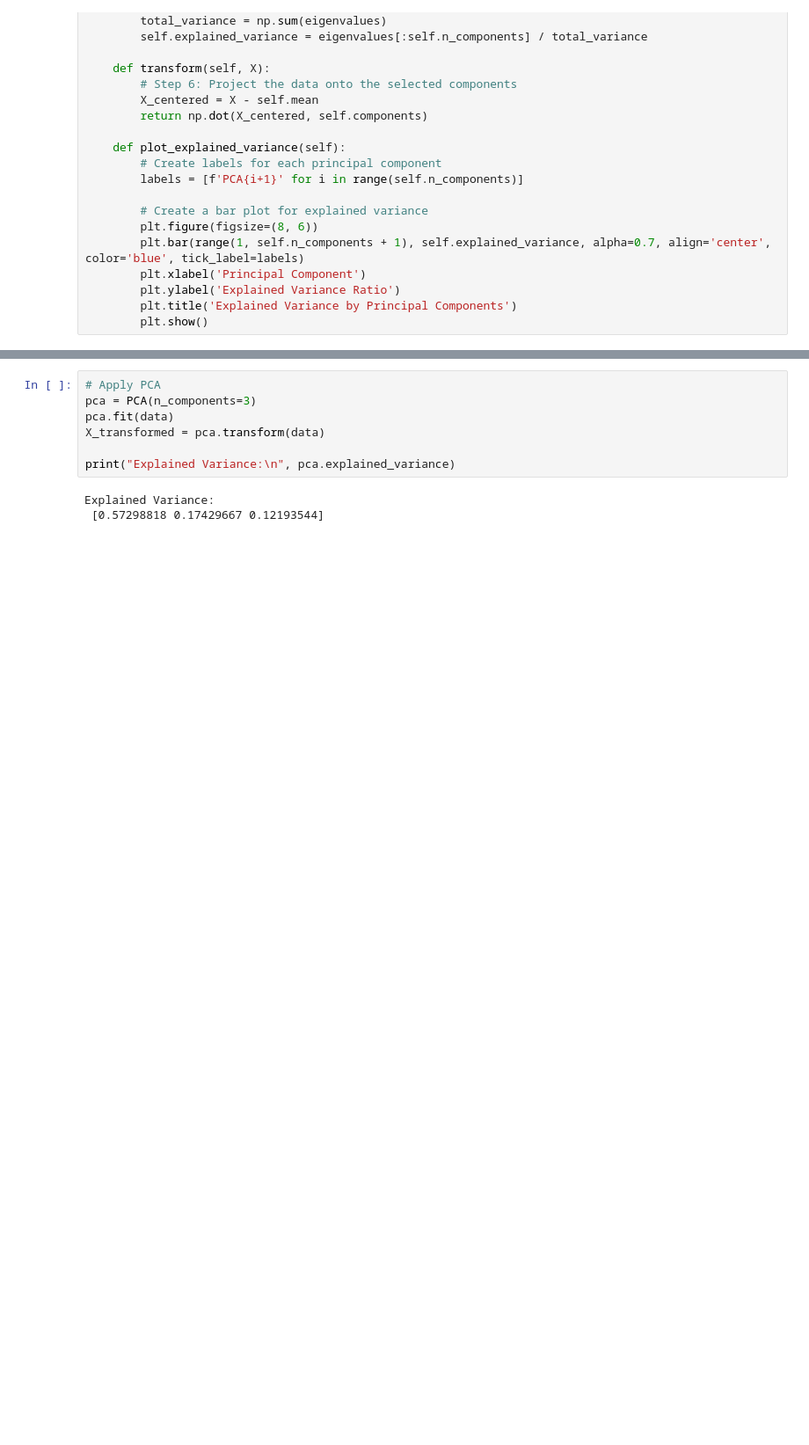
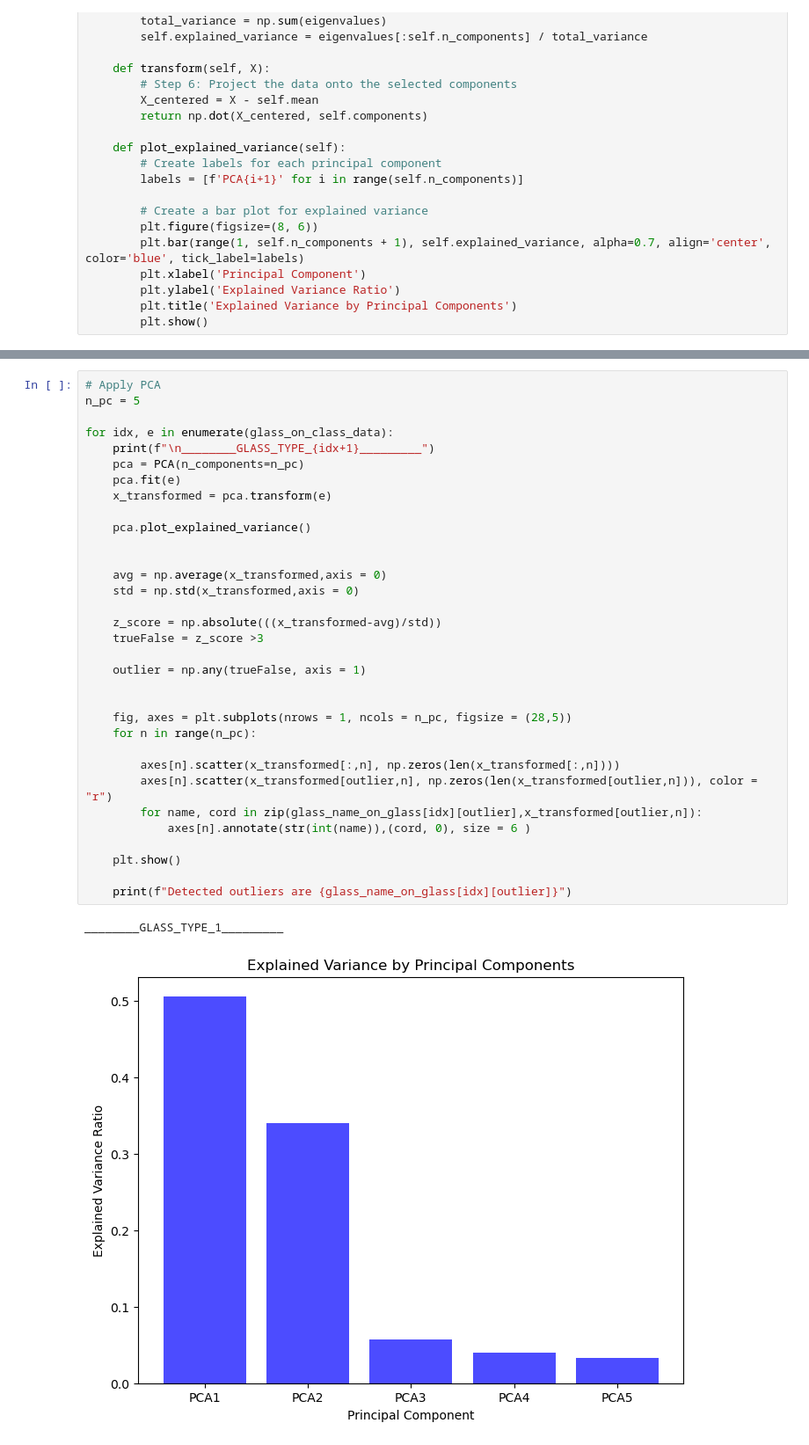
Before and after one commit to coxnevad/NTNU_TK8117_2025, a Jupyter notebook: advanced_week_02/group3/glass_pca_z_score.ipynb, the cells around one changed output, grey strips where cells are left out. Shown: that part at 88% size. Drawn from its saved outputs; the diff is of its cells as text; blank space fills up the shorter version.

```diff
--- a/advanced_week_02/group3/glass_pca_z_score.ipynb
+++ b/advanced_week_02/group3/glass_pca_z_score.ipynb
@@ -114,10 +132,36 @@ array([1.0, 2.0, 3.0, 4.0, 5.0, 6.0, 7.0, 8.0, 9.0, 10.0, 11.0, 12.0,
 # %%
 # Apply PCA
-pca = PCA(n_components=3)
-pca.fit(data)
-X_transformed = pca.transform(data)
+n_pc = 5
 
-print("Explained Variance:\n", pca.explained_variance)
+for idx, e in enumerate(glass_on_class_data):
+    print(f"\n________GLASS_TYPE_{idx+1}_________")
+    pca = PCA(n_components=n_pc)
+    pca.fit(e)
+    x_transformed = pca.transform(e)
+
+    pca.plot_explained_variance()
+
+
+    avg = np.average(x_transformed,axis = 0)
+    std = np.std(x_transformed,axis = 0)
+
+    z_score = np.absolute(((x_transformed-avg)/std))
+    trueFalse = z_score >3
+
+    outlier = np.any(trueFalse, axis = 1)
+
+
+    fig, axes = plt.subplots(nrows = 1, ncols = n_pc, figsize = (28,5))
+    for n in range(n_pc):
+
+        axes[n].scatter(x_transformed[:,n], np.zeros(len(x_transformed[:,n])))
+        axes[n].scatter(x_transformed[outlier,n], np.zeros(len(x_transformed[outlier,n])), color = "r")
+        for name, cord in zip(glass_name_on_glass[idx][outlier],x_transformed[outlier,n]):
+            axes[n].annotate(str(int(name)),(cord, 0), size = 6 )
+
+    plt.show()
+
+    print(f"Detected outliers are {glass_name_on_glass[idx][outlier]}")
 # %% [output]
-Explained Variance:
- [0.57298818 0.17429667 0.12193544]
+________GLASS_TYPE_1_________
+[figure, added]
```
Also changed, not shown: parts of 20 cells of this notebook.
